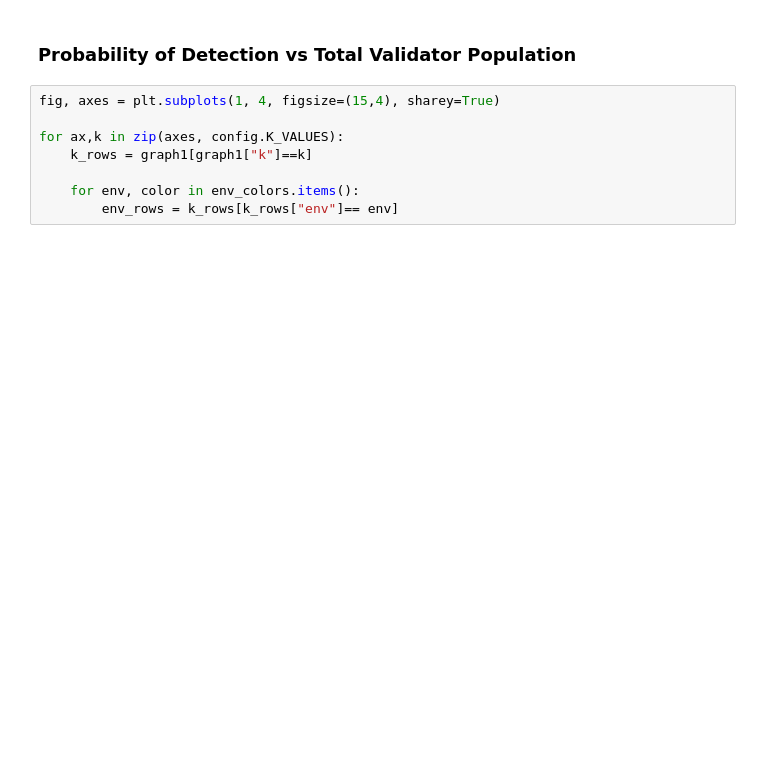
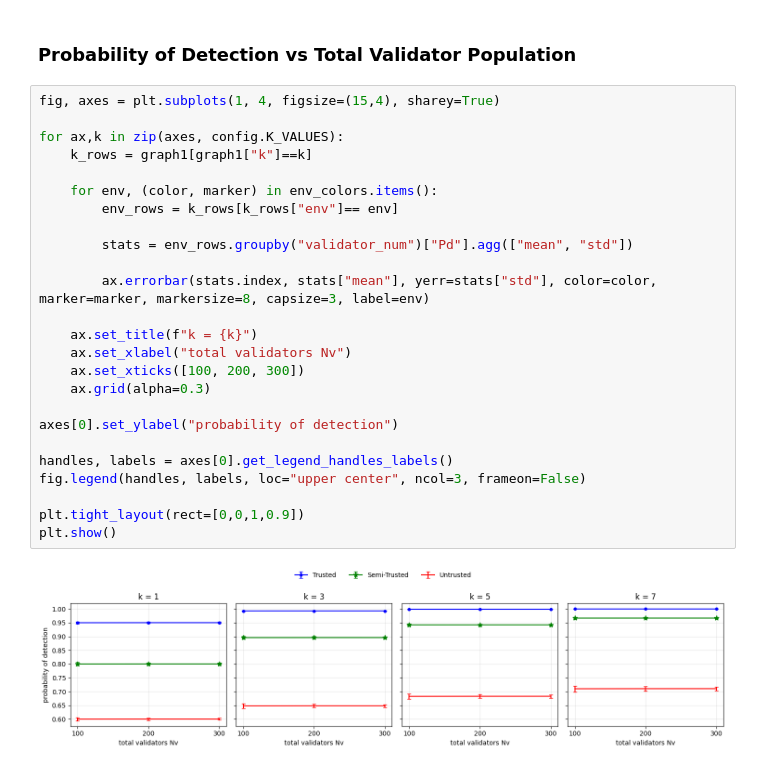
Before and after one commit to laars3/svc-trust-validation, a Jupyter notebook: analysis.ipynb, the cells around one changed output. Cells and saved outputs as stored; diff of their text form; blank space fills up the shorter version.

```diff
--- a/analysis.ipynb
+++ b/analysis.ipynb
@@ -72,8 +75,27 @@ plt.show()
 # %%
 fig, axes = plt.subplots(1, 4, figsize=(15,4), sharey=True)
 
 for ax,k in zip(axes, config.K_VALUES):
     k_rows = graph1[graph1["k"]==k]
 
-    for env, color in env_colors.items():
+    for env, (color, marker) in env_colors.items():
         env_rows = k_rows[k_rows["env"]== env]
+
+        stats = env_rows.groupby("validator_num")["Pd"].agg(["mean", "std"])
+
+        ax.errorbar(stats.index, stats["mean"], yerr=stats["std"], color=color, marker=marker, markersize=8, capsize=3, label=env)
+
+    ax.set_title(f"k = {k}")
+    ax.set_xlabel("total validators Nv")
+    ax.set_xticks([100, 200, 300])
+    ax.grid(alpha=0.3)
+
+axes[0].set_ylabel("probability of detection")
+
+handles, labels = axes[0].get_legend_handles_labels()
+fig.legend(handles, labels, loc="upper center", ncol=3, frameon=False)
+
+plt.tight_layout(rect=[0,0,1,0.9])
+plt.show()
+# %% [output]
+[figure, added]
```
Also changed, not shown: parts of 3 cells of this notebook.
